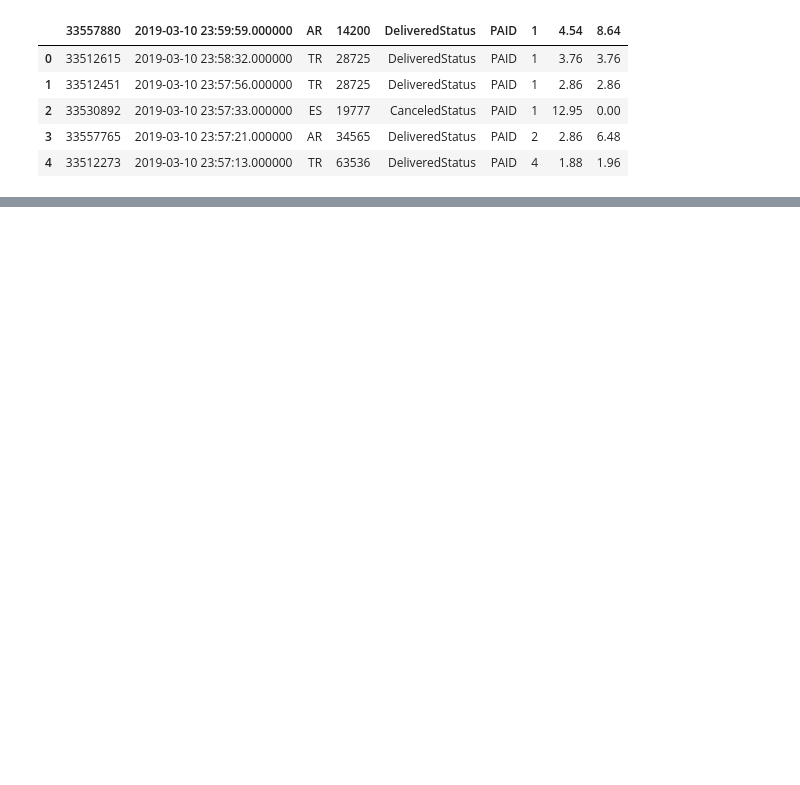
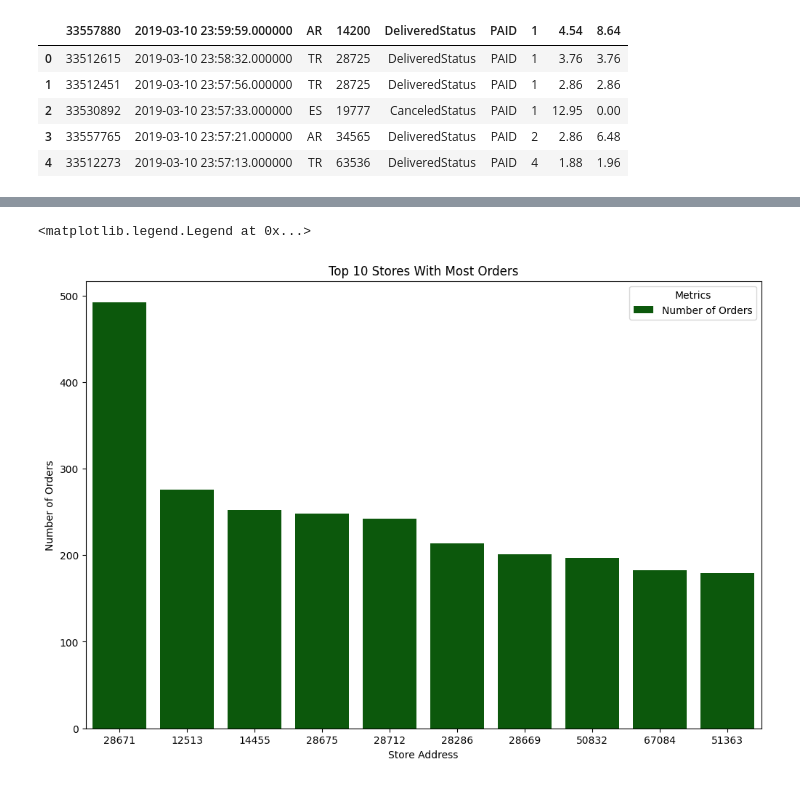
Before and after one commit to ToniDaCosta/ela, a Jupyter notebook: Toni.ipynb, the cells around one changed output, grey strips where cells are left out. Saved outputs shown, nothing was run; the diff lists cells and outputs as text; code cells hidden in the pictures; blank space fills up the shorter version.

```diff
--- a/Toni.ipynb
+++ b/Toni.ipynb
@@ -17,0 +159,13 @@ orders.head()
+# %%
+
+new_orders['authorized'] = 'Correctly Authorized'
+new_orders.loc[new_orders['products_total'] < new_orders['purchase_total_price'], 'authorized'] = 'Under-Authorized'
+
+store_summary = new_orders.groupby('store_address').agg({
+    'order_id': 'count',
+    'purchase_total_price': 'sum'
+}).reset_index()
+
+most_problematic_stores = store_summary.sort_values(by=['order_id', 'purchase_total_price'], ascending=[False, False])
+
+most_problematic_stores.head()
@@ -17,0 +179,13 @@ orders.head()
+# %%
+top_10_stores = most_problematic_stores.head(10).sort_values(by='order_id', ascending=False)
+
+plt.figure(figsize=(12, 8))
+sns.barplot(x=top_10_stores['store_address'], y=top_10_stores['order_id'], color='darkgreen', label='Number of Orders', order=top_10_stores['store_address'])
+
+plt.title('Top 10 Stores With Most Orders')
+plt.xlabel('Store Address')
+plt.ylabel('Number of Orders')
+plt.legend(title='Metrics')
+# %% [output]
+<matplotlib.legend.Legend at 0x...>
+[figure, added]
```
Also changed, not shown: parts of 21 cells of this notebook, 1 other file.
